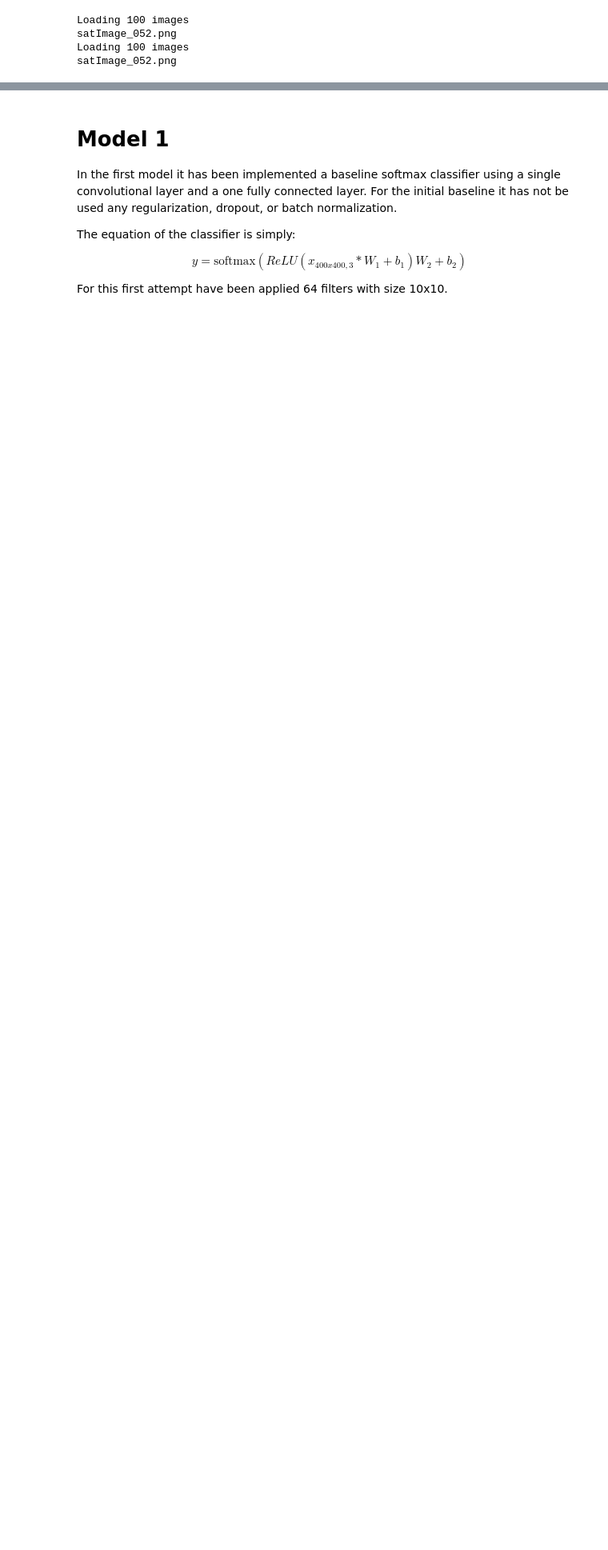
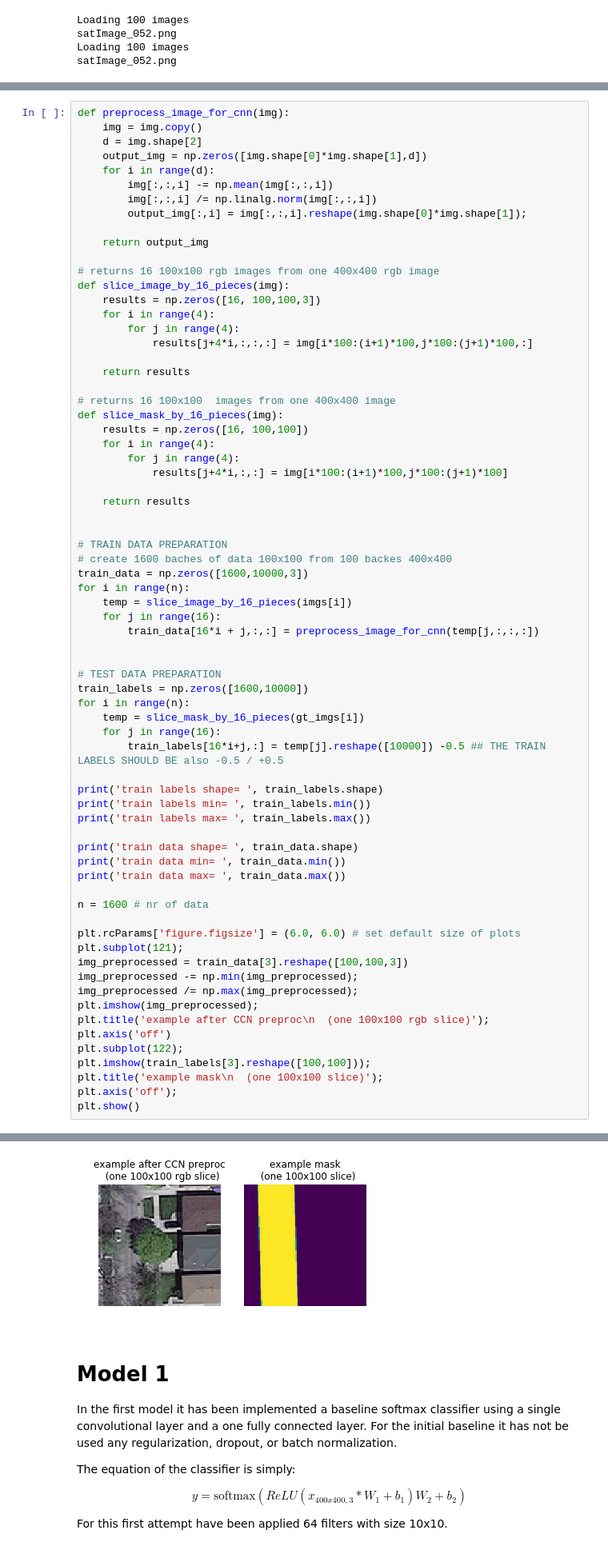
Before and after one commit to MLElec/ML_course, a Jupyter notebook: projects/project2/project_road_segmentation/first_try_CNN.ipynb, the cells around one changed output, grey strips where cells are left out. Shown at 80% size. Saved outputs shown, nothing was run; the diff lists cells and outputs as text; blank space fills up the shorter version.

```diff
--- a/projects/project2/project_road_segmentation/first_try_CNN.ipynb
+++ b/projects/project2/project_road_segmentation/first_try_CNN.ipynb
@@ -94,0 +45,71 @@ train labels shape=  (100, 160000)
+# %%
+def preprocess_image_for_cnn(img):
+    img = img.copy()
+    d = img.shape[2]
+    output_img = np.zeros([img.shape[0]*img.shape[1],d])
+    for i in range(d):
+        img[:,:,i] -= np.mean(img[:,:,i])
+        img[:,:,i] /= np.linalg.norm(img[:,:,i])
+        output_img[:,i] = img[:,:,i].reshape(img.shape[0]*img.shape[1]);
+
+    return output_img
+
+# returns 16 100x100 rgb images from one 400x400 rgb image
+def slice_image_by_16_pieces(img):
+    results = np.zeros([16, 100,100,3])
+    for i in range(4):
+        for j in range(4):
+            results[j+4*i,:,:,:] = img[i*100:(i+1)*100,j*100:(j+1)*100,:]
+
+    return results
+
+# returns 16 100x100  images from one 400x400 image
+def slice_mask_by_16_pieces(img):
+    results = np.zeros([16, 100,100])
+    for i in range(4):
+        for j in range(4):
+            results[j+4*i,:,:] = img[i*100:(i+1)*100,j*100:(j+1)*100]
+
+    return results
+
+
+# TRAIN DATA PREPARATION
+# create 1600 baches of data 100x100 from 100 backes 400x400
+train_data = np.zeros([1600,10000,3])
+for i in range(n):
+    temp = slice_image_by_16_pieces(imgs[i])
+    for j in range(16):
+        train_data[16*i + j,:,:] = preprocess_image_for_cnn(temp[j,:,:,:])
+
+
+# TEST DATA PREPARATION
+train_labels = np.zeros([1600,10000])
+for i in range(n):
+    temp = slice_mask_by_16_pieces(gt_imgs[i])
+    for j in range(16):
+        train_labels[16*i+j,:] = temp[j].reshape([10000]) -0.5 ## THE TRAIN LABELS SHOULD BE also -0.5 / +0.5
+
+print('train labels shape= ', train_labels.shape)
+print('train labels min= ', train_labels.min())
+print('train labels max= ', train_labels.max())
+
+print('train data shape= ', train_data.shape)
+print('train data min= ', train_data.min())
+print('train data max= ', train_data.max())
+
+n = 1600 # nr of data
+
+plt.rcParams['figure.figsize'] = (6.0, 6.0) # set default size of plots
+plt.subplot(121);
+img_preprocessed = train_data[3].reshape([100,100,3])
+img_preprocessed -= np.min(img_preprocessed);
+img_preprocessed /= np.max(img_preprocessed);
+plt.imshow(img_preprocessed);
+plt.title('example after CCN preproc\n  (one 100x100 rgb slice)');
+plt.axis('off')
+plt.subplot(122);
+plt.imshow(train_labels[3].reshape([100,100]));
+plt.title('example mask\n  (one 100x100 slice)');
+plt.axis('off');
+plt.show()
+# %% [output]
@@ -95,3 +122,4 @@ train labels shape=  (100, 160000)
+[figure, added]
 # %% [markdown]
 # Model 1
 In the first model it has been implemented a baseline softmax classifier using a single convolutional layer and a one fully connected layer. For the initial baseline
```
Also changed, not shown: parts of 7 cells of this notebook.
